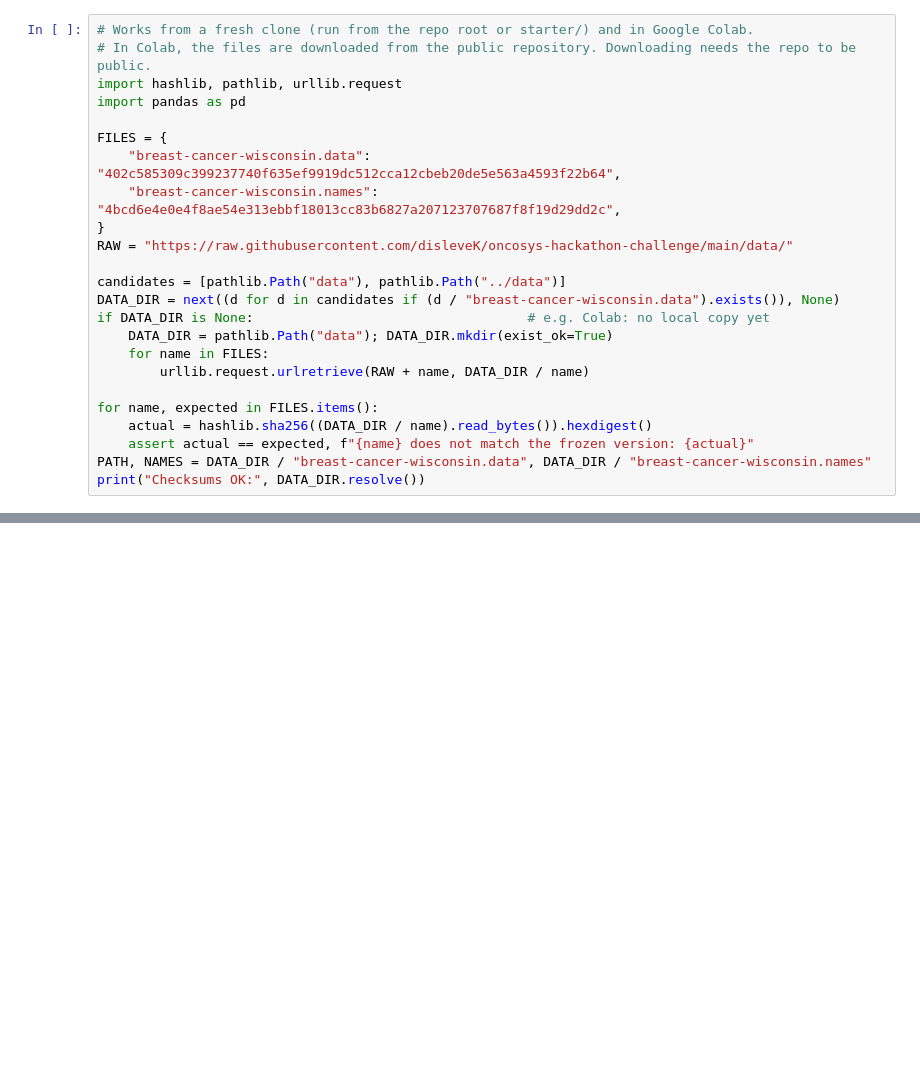
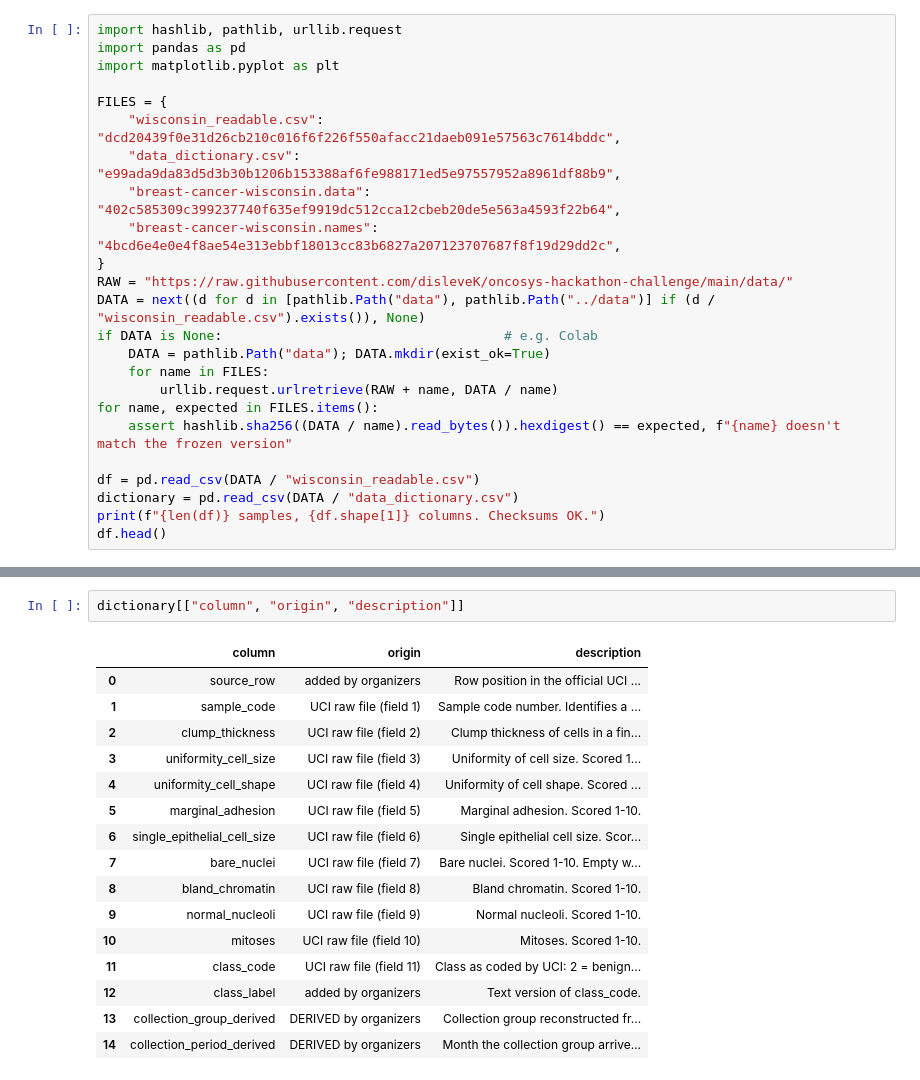
Before and after one commit to GiorgiKarazanashvili/BusyBeavers, a Jupyter notebook: starter/starter.ipynb, the cells around one changed output, grey strips where cells are left out. Saved outputs shown, nothing was run; the diff lists cells and outputs as text; blank space fills up the shorter version.

```diff
--- a/starter/starter.ipynb
+++ b/starter/starter.ipynb
@@ -9,24 +14,24 @@ This notebook only loads the frozen file and derives batch labels. The analysis
 # %%
-# Works from a fresh clone (run from the repo root or starter/) and in Google Colab.
-# In Colab, the files are downloaded from the public repository. Downloading needs the repo to be public.
 import hashlib, pathlib, urllib.request
 import pandas as pd
+import matplotlib.pyplot as plt
 
 FILES = {
+    "wisconsin_readable.csv":        "dcd20439f0e31d26cb210c016f6f226f550afacc21daeb091e57563c7614bddc",
+    "data_dictionary.csv":           "e99ada9da83d5d3b30b1206b153388af6fe988171ed5e97557952a8961df88b9",
     "breast-cancer-wisconsin.data":  "402c585309c399237740f635ef9919dc512cca12cbeb20de5e563a4593f22b64",
     "breast-cancer-wisconsin.names": "4bcd6e4e0e4f8ae54e313ebbf18013cc83b6827a207123707687f8f19d29dd2c",
 }
 RAW = "https://raw.githubusercontent.com/disleveK/oncosys-hackathon-challenge/main/data/"
+DATA = next((d for d in [pathlib.Path("data"), pathlib.Path("../data")] if (d / "wisconsin_readable.csv").exists()), None)
+if DATA is None:                                    # e.g. Colab
+    DATA = pathlib.Path("data"); DATA.mkdir(exist_ok=True)
+    for name in FILES:
+        urllib.request.urlretrieve(RAW + name, DATA / name)
+for name, expected in FILES.items():
+    assert hashlib.sha256((DATA / name).read_bytes()).hexdigest() == expected, f"{name} doesn't match the frozen version"
 
-candidates = [pathlib.Path("data"), pathlib.Path("../data")]
-DATA_DIR = next((d for d in candidates if (d / "breast-cancer-wisconsin.data").exists()), None)
-if DATA_DIR is None:                                   # e.g. Colab: no local copy yet
-    DATA_DIR = pathlib.Path("data"); DATA_DIR.mkdir(exist_ok=True)
-    for name in FILES:
-        urllib.request.urlretrieve(RAW + name, DATA_DIR / name)
-
-for name, expected in FILES.items():
-    actual = hashlib.sha256((DATA_DIR / name).read_bytes()).hexdigest()
-    assert actual == expected, f"{name} does not match the frozen version: {actual}"
-PATH, NAMES = DATA_DIR / "breast-cancer-wisconsin.data", DATA_DIR / "breast-cancer-wisconsin.names"
-print("Checksums OK:", DATA_DIR.resolve())
+df = pd.read_csv(DATA / "wisconsin_readable.csv")
+dictionary = pd.read_csv(DATA / "data_dictionary.csv")
+print(f"{len(df)} samples, {df.shape[1]} columns. Checksums OK.")
+df.head()
@@ -53,0 +49,19 @@ Some starting points, not a checklist: missing values, repeated sample codes, ho
+# %%
+dictionary[["column", "origin", "description"]]
+# %% [output]
+|  | column | origin | description |
+| 0 | source_row | added by organizers | Row position in the official UCI ... |
+| 1 | sample_code | UCI raw file (field 1) | Sample code number. Identifies a ... |
+| 2 | clump_thickness | UCI raw file (field 2) | Clump thickness of cells in a fin... |
+| 3 | uniformity_cell_size | UCI raw file (field 3) | Uniformity of cell size. Scored 1... |
+| 4 | uniformity_cell_shape | UCI raw file (field 4) | Uniformity of cell shape. Scored ... |
+| 5 | marginal_adhesion | UCI raw file (field 5) | Marginal adhesion. Scored 1-10. |
+| 6 | single_epithelial_cell_size | UCI raw file (field 6) | Single epithelial cell size. Scor... |
+| 7 | bare_nuclei | UCI raw file (field 7) | Bare nuclei. Scored 1-10. Empty w... |
+| 8 | bland_chromatin | UCI raw file (field 8) | Bland chromatin. Scored 1-10. |
+| 9 | normal_nucleoli | UCI raw file (field 9) | Normal nucleoli. Scored 1-10. |
+| 10 | mitoses | UCI raw file (field 10) | Mitoses. Scored 1-10. |
+| 11 | class_code | UCI raw file (field 11) | Class as coded by UCI: 2 = benign... |
+| 12 | class_label | added by organizers | Text version of class_code. |
+| 13 | collection_group_derived | DERIVED by organizers | Collection group reconstructed fr... |
+| 14 | collection_period_derived | DERIVED by organizers | Month the collection group arrive... |
```
Also changed, not shown: parts of 14 cells of this notebook, 5 other files.
